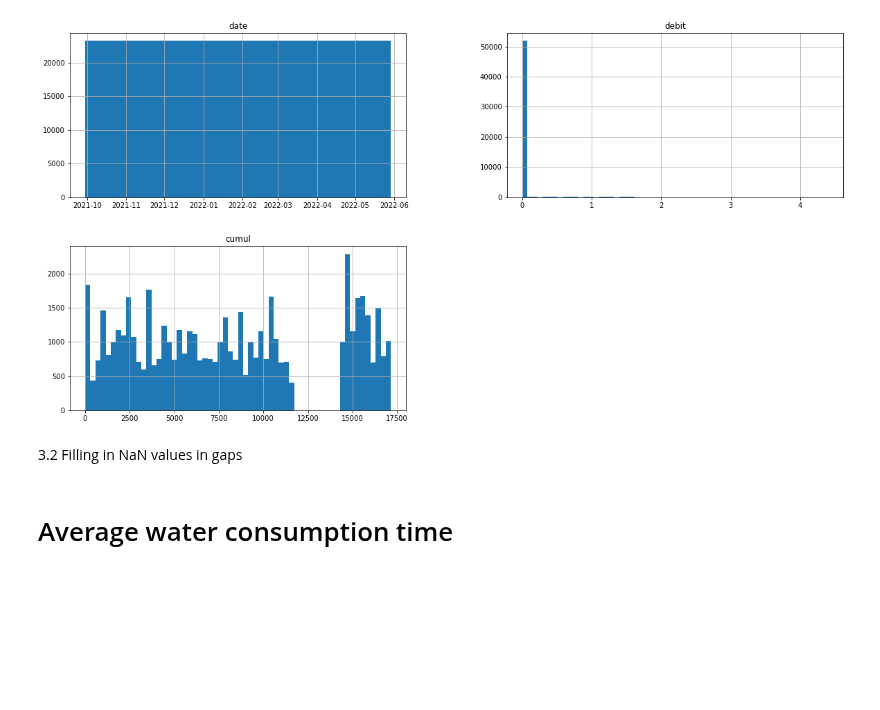
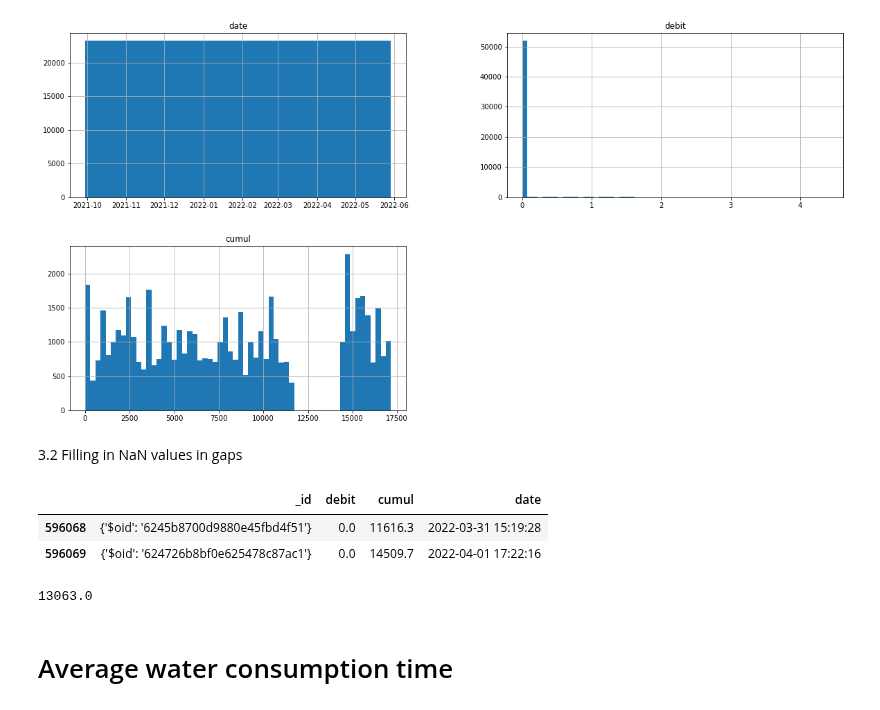
Before and after one commit to Cyrine-afk/Water-Consumption, a Jupyter notebook: Water DB.ipynb, the cells around one changed output. Cells and saved outputs as stored; diff of their text form; code cells hidden in the pictures; blank space fills up the shorter version.

Commit message:
Testing median method

```diff
--- a/Water DB.ipynb
+++ b/Water DB.ipynb
@@ -596,6 +596,18 @@ array([[<AxesSubplot:title={'center':'date'}>,
 [figure]
 # %% [markdown]
 3.2 Filling in NaN values in gaps
+# %%
+#visualizing a sample - example
+water_json_subset.loc[596068:596069]
+# %% [output]
+|  | _id | debit | cumul | date |
+| 596068 | {'$oid': '6245b8700d9880e45fbd4f51'} | 0.0 | 11616.3 | 2022-03-31 15:19:28 |
+| 596069 | {'$oid': '624726b8bf0e625478c87ac1'} | 0.0 | 14509.7 | 2022-04-01 17:22:16 |
+# %%
+#testing median method on the sample
+water_json_subset["cumul"].loc[596068:596069].median()
+# %% [output]
+13063.0
 # %% [markdown]
 # Average water consumption time
 # %%
```
